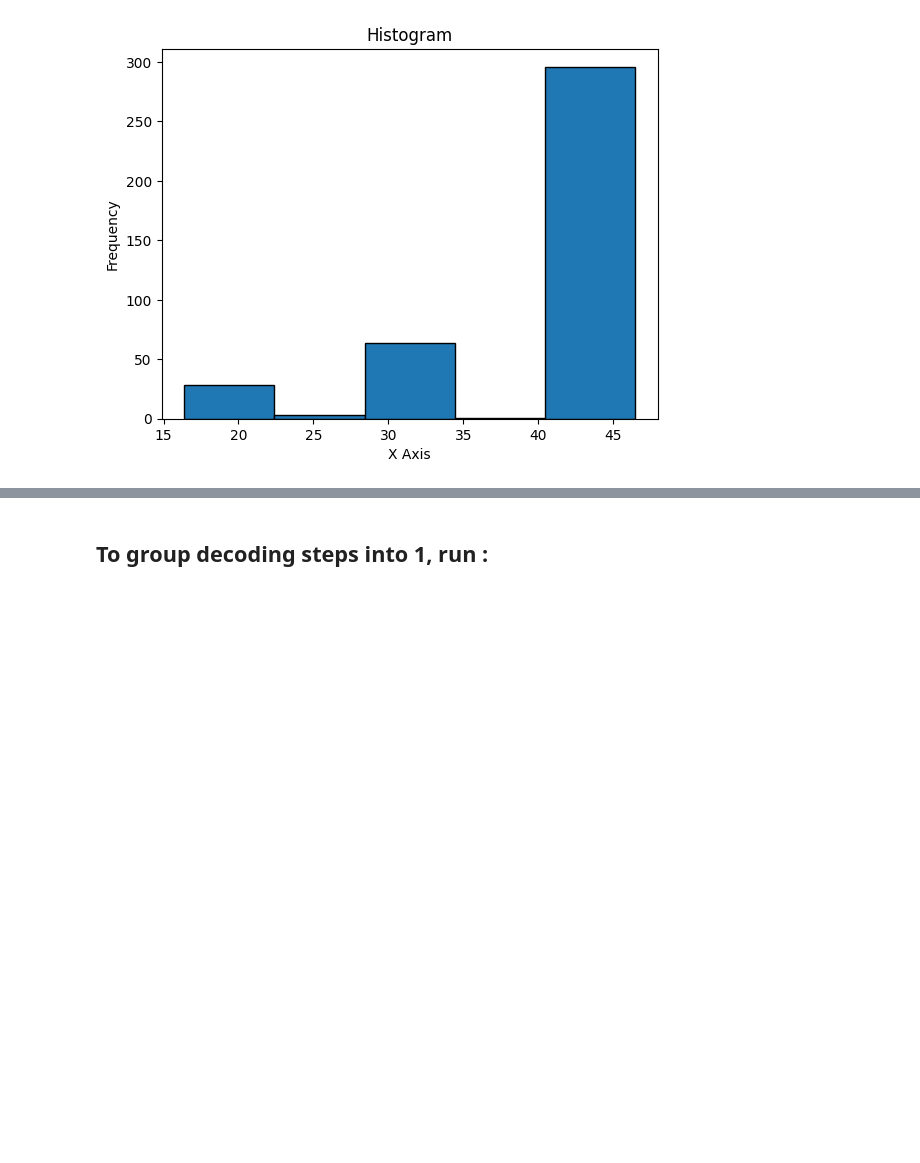
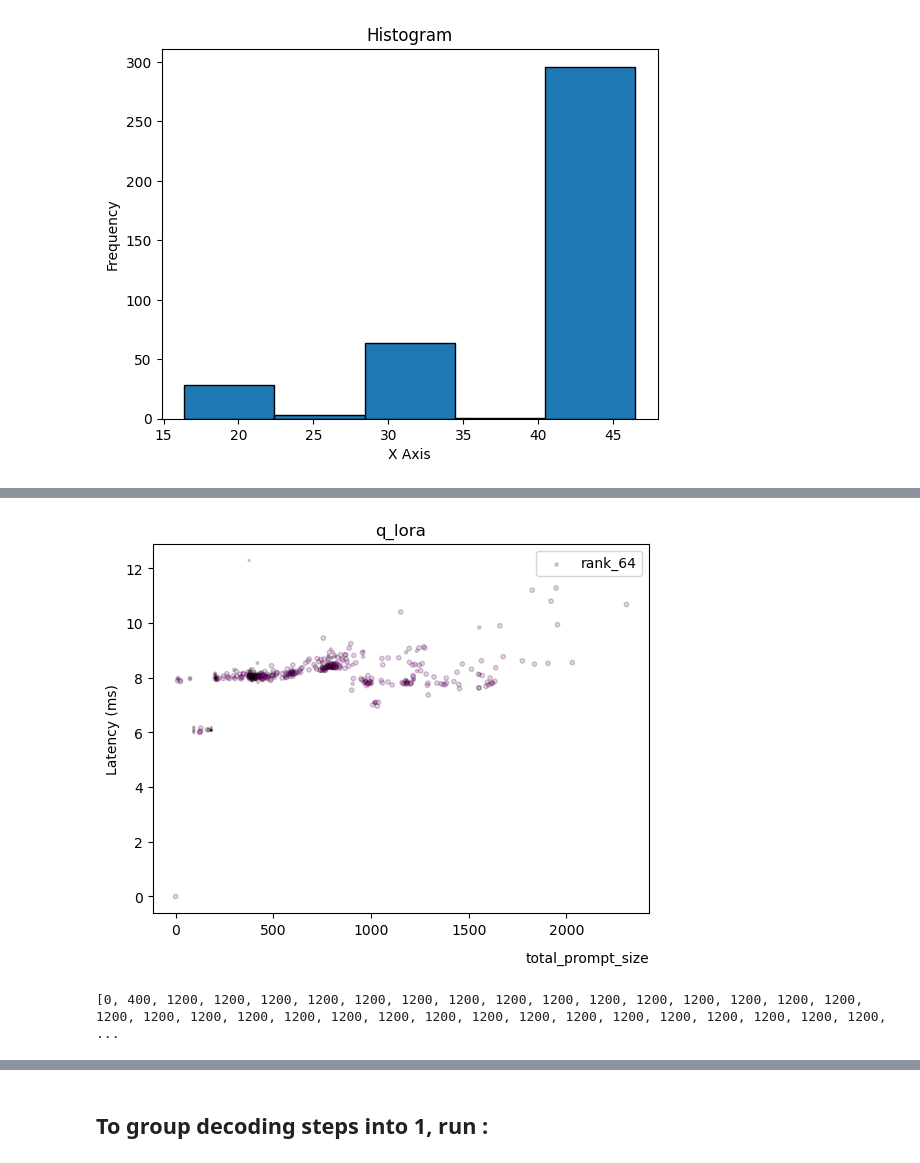
Before and after one commit to sgjeon194/S-LoRA_Analysis, a Jupyter notebook: Logs/timeDataParser.ipynb, the cells around one changed output, grey strips where cells are left out. Drawn from its saved outputs; the diff is of its cells as text; code cells hidden in the pictures; blank space fills up the shorter version.

```diff
--- a/Logs/timeDataParser.ipynb
+++ b/Logs/timeDataParser.ipynb
@@ -502,0 +605,8 @@ plot_base_and_lora_relationship(prefill_steps)
+# %%
+plot_tokenlen_rank_and_execution_time_relationship(prefill_steps_rank_16_only_tl, prefill_steps_rank_16_only_tl, prefill_steps_rank_32_only_tl, prefill_steps_rank_64_only_tl)
+# %% [output]
+[figure, added]
+# %%
+print([step["total_token_num"] for step in prefill_steps_rank_64])
+# %% [output]
+[0, 400, 1200, 1200, 1200, 1200, 1200, 1200, 1200, 1200, 1200, 1200, 1200, 1200, 1200, 1200, 1200, 1200, 1200, 1200, 1200, 1200, 1200, 1200, 1200, 1200, 1200, 1200, 1200, 1200, 1200, 1200, 1200, 1200, ...
```
Also changed, not shown: parts of 37 cells of this notebook.
